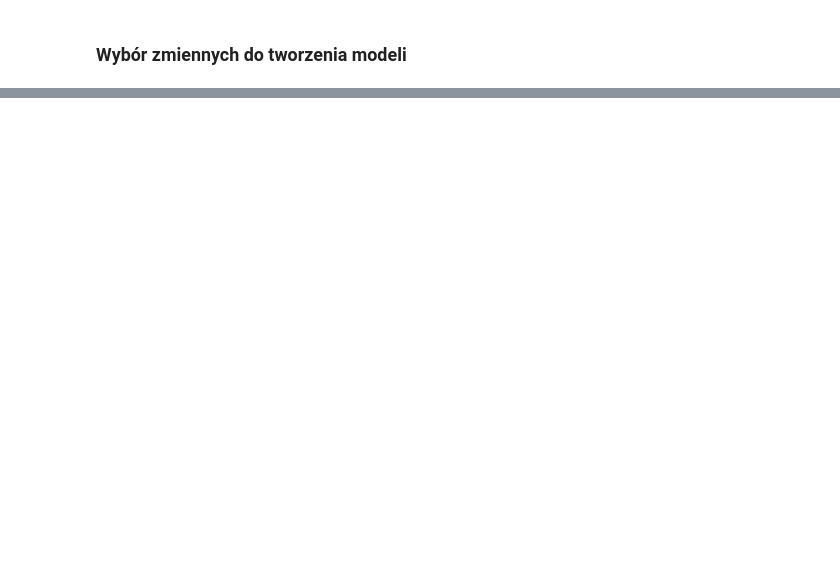
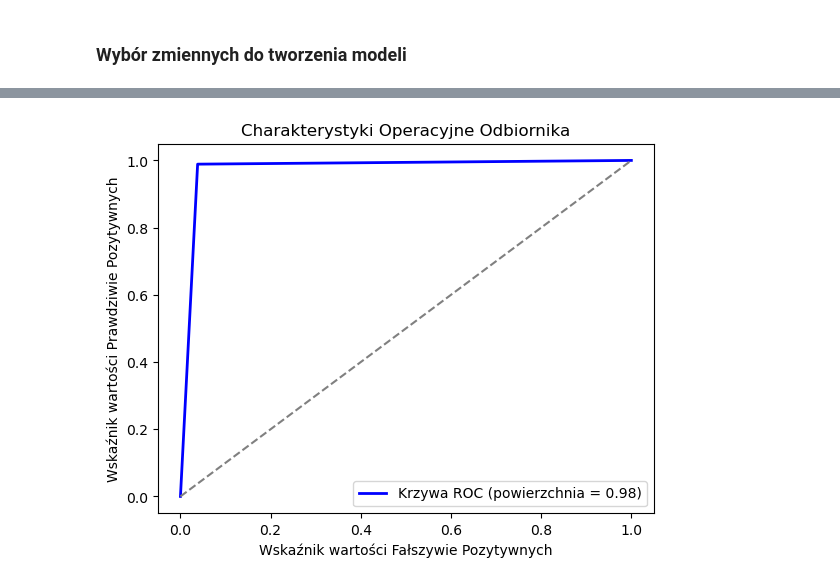
Before and after one commit to ScheiBig/Analiza-Danych, a Jupyter notebook: projekt_241204.ipynb, the cells around one changed output, grey strips where cells are left out. Cells and saved outputs as stored; diff of their text form; code cells hidden in the pictures; blank space fills up the shorter version.

```diff
--- a/projekt_241204.ipynb
+++ b/projekt_241204.ipynb
@@ -402,8 +459,11 @@ Poza tym, rodzaj zawodu oraz fakt posiadania numeru telefonu, również posiada
 # %% [markdown]
 ### Wybór zmiennych do tworzenia modeli
 # %%
-model_cols_df = chi_table[chi_table["P-val[%]"] < 5.0]
-model_cols = list(model_cols_df["Kolumna"])
-model_cols.append("Ocena ryzyka")
-model_cols
+model_cols_df = chi_table[chi_table['P-val[%]'] < 4.0]
+model_cols_df = model_cols_df[['Kolumna', 'Typ']]
+model_cols_df = pd.concat([
+	model_cols_df,
+	pd.DataFrame({'Kolumna': 'Ocena ryzyka', 'Typ': 'kat'}, index= [0]),
+], ignore_index=True)
+model_cols_df
 # %% [output]
@@ -436,0 +655,20 @@ model_data_dc.head()
+# %%
+def roc(expected: pd.Series, predicted: np.ndarray):
+	"""
+	Funkcja rysuje krzywą ROC dla modelu, podając powierzchnię pod krzywą.
+	"""
+	lb = preprocessing.LabelBinarizer()
+	lb.fit(expected)
+	exp_bin = lb.transform(expected)
+	pred_bin = lb.transform(predicted)
+
+	fpr, tpr, _ = metrics.roc_curve(exp_bin, pred_bin, pos_label= 1)
+	roc_auc = metrics.auc(fpr, tpr)
+
+	plt.plot(fpr, tpr, color= 'blue', lw= 2, label= f'Krzywa ROC (powierzchnia = {roc_auc:.2f})')
+	plt.plot([0, 1], [0, 1], color= 'gray', linestyle= '--')
+	plt.title('Charakterystyki Operacyjne Odbiornika')
+	plt.xlabel('Wskaźnik wartości Fałszywie Pozytywnych')
+	plt.ylabel('Wskaźnik wartości Prawdziwie Pozytywnych')
+	plt.legend(loc= 'lower right')
+	plt.show()
@@ -436,0 +715,9 @@ model_data_dc.head()
+# %%
+# Trening
+rfc_model = ensemble.RandomForestClassifier(random_state= 42)
+rfc_model.fit(train_model['in'], train_model['out'])
+
+# Przewidywania z modelu
+rfc_out = rfc_model.predict(test_model['in'])
+
+report(test_model['out'], rfc_out, ld)
@@ -436,0 +731,4 @@ model_data_dc.head()
+# %%
+roc(test_model['out'], rfc_out)
+# %% [output]
+[figure, added]
```
Also changed, not shown: parts of 45 cells of this notebook.
